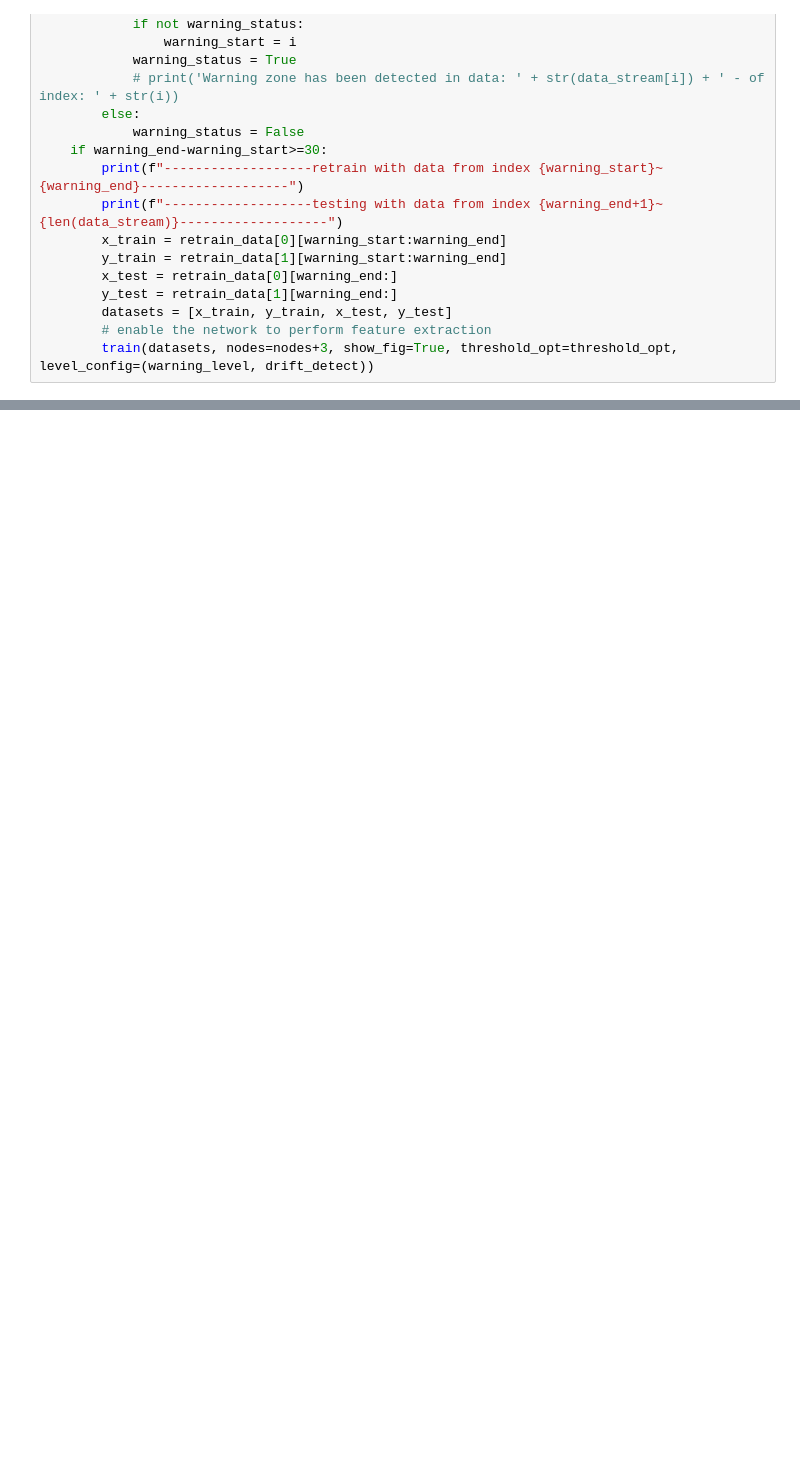
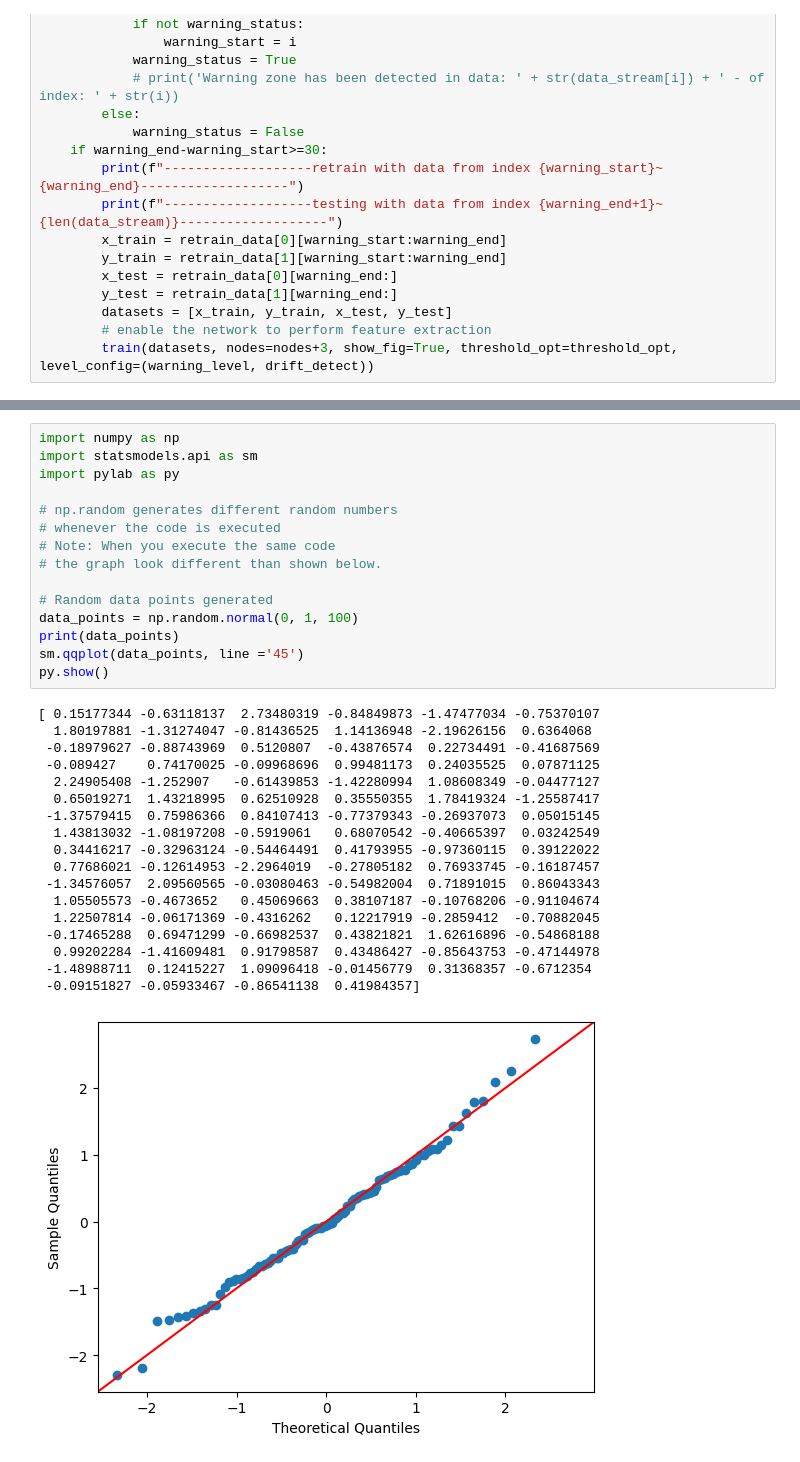
Before and after one commit to MISJasonChuang/EDD_ELM, a Jupyter notebook: ELM_randomness.ipynb, the cells around one changed output, grey strips where cells are left out. Cells and saved outputs as stored; diff of their text form; blank space fills up the shorter version.

Commit message:
[fix] plot normal distribution

```diff
--- a/ELM_randomness.ipynb
+++ b/ELM_randomness.ipynb
@@ -1535,3 +1533,37 @@ RMSE  12.113470936657125
 -------------threshold 2---------------
 <Figure size 640x480 with 0 Axes>
 ... (188 outputs left out)
+# %%
+import numpy as np
+import statsmodels.api as sm
+import pylab as py
+
+# np.random generates different random numbers
+# whenever the code is executed
+# Note: When you execute the same code
+# the graph look different than shown below.
+
+# Random data points generated
+data_points = np.random.normal(0, 1, 100)
+print(data_points)
+sm.qqplot(data_points, line ='45')
+py.show()
+# %% [output]
+[ 0.15177344 -0.63118137  2.73480319 -0.84849873 -1.47477034 -0.75370107
+  1.80197881 -1.31274047 -0.81436525  1.14136948 -2.19626156  0.6364068
+ -0.18979627 -0.88743969  0.5120807  -0.43876574  0.22734491 -0.41687569
+ -0.089427    0.74170025 -0.09968696  0.99481173  0.24035525  0.07871125
+  2.24905408 -1.252907   -0.61439853 -1.42280994  1.08608349 -0.04477127
+  0.65019271  1.43218995  0.62510928  0.35550355  1.78419324 -1.25587417
+ -1.37579415  0.75986366  0.84107413 -0.77379343 -0.26937073  0.05015145
+  1.43813032 -1.08197208 -0.5919061   0.68070542 -0.40665397  0.03242549
+  0.34416217 -0.32963124 -0.54464491  0.41793955 -0.97360115  0.39122022
+  0.77686021 -0.12614953 -2.2964019  -0.27805182  0.76933745 -0.16187457
+ -1.34576057  2.09560565 -0.03080463 -0.54982004  0.71891015  0.86043343
+  1.05505573 -0.4673652   0.45069663  0.38107187 -0.10768206 -0.91104674
+  1.22507814 -0.06171369 -0.4316262   0.12217919 -0.2859412  -0.70882045
+ -0.17465288  0.69471299 -0.66982537  0.43821821  1.62616896 -0.54868188
+  0.99202284 -1.41609481  0.91798587  0.43486427 -0.85643753 -0.47144978
+ -1.48988711  0.12415227  1.09096418 -0.01456779  0.31368357 -0.6712354
+ -0.09151827 -0.05933467 -0.86541138  0.41984357]
+[figure, added]
```
Also changed, not shown: parts of 3 cells of this notebook.
